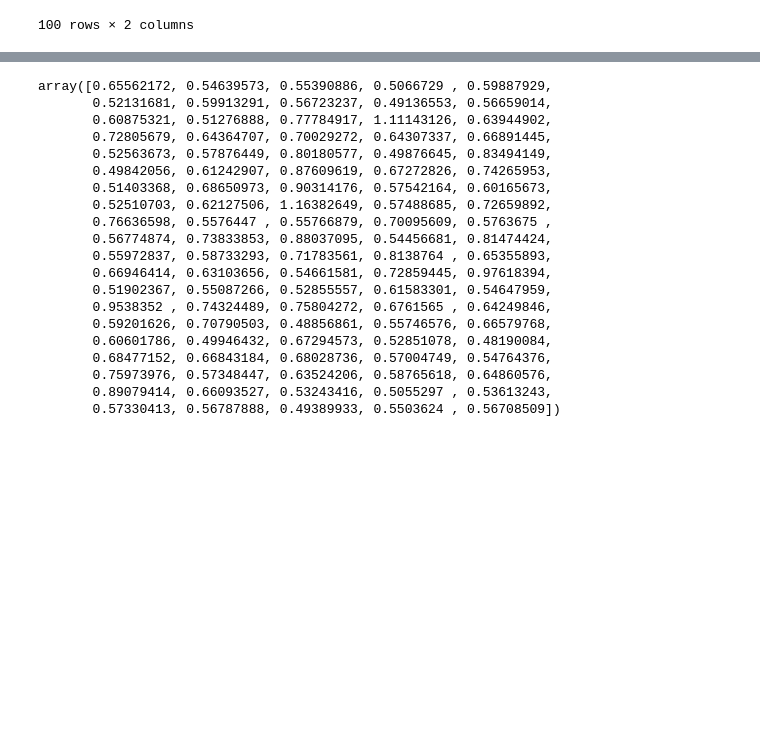
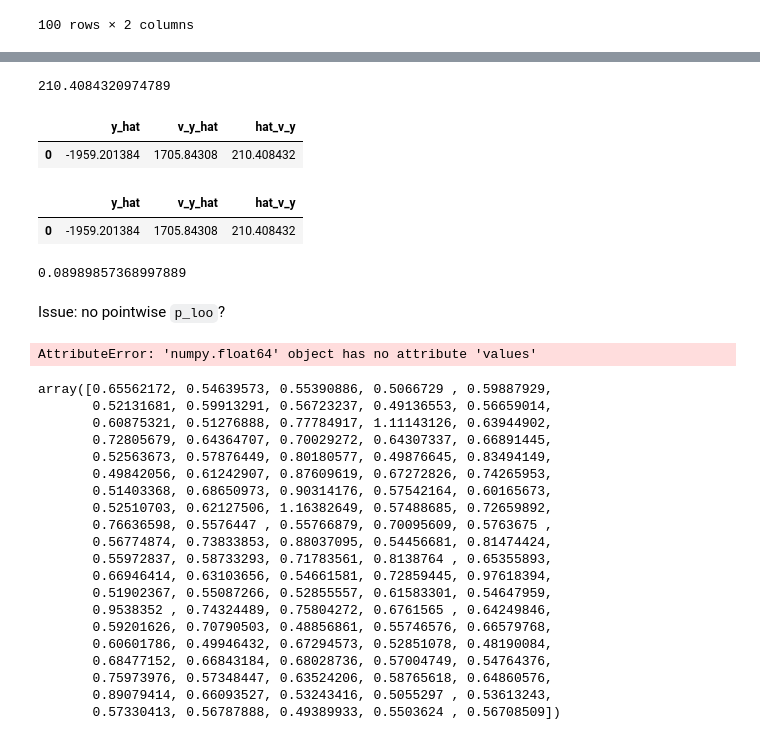
Before and after one commit to hcp4715/dockerHDDM_Guide, a Jupyter notebook: temp/Understand_subsampling_loo.ipynb, the cells around one changed output, grey strips where cells are left out. Cells and saved outputs as stored; diff of their text form; code cells hidden in the pictures; blank space fills up the shorter version.

Commit message:
loo of subsampled data is done

```diff
--- a/temp/Understand_subsampling_loo.ipynb
+++ b/temp/Understand_subsampling_loo.ipynb
@@ -599,0 +546,2 @@ data_subsample
+# %%
+idata_subsample2 = idata.isel(switch=idxs['idx'].values)
@@ -599,0 +556,3 @@ data_subsample
+# %%
+loo_obj2 = az.loo(idata_subsample2, pointwise=True)
+loo_obj2 # the results is similar to that in R
@@ -599,0 +678,4 @@ data_subsample
+# %%
+y_approx = np.array(elpd_loo_approx)
+y = loo_obj2.loo_i.values
+y_idx = idxs['idx'].values
@@ -599,0 +704,4 @@ data_subsample
+# %%
+hat_v_y
+# %% [output]
+210.4084320974789
@@ -599,0 +711,6 @@ data_subsample
+# %%
+elpd_loo_est = srs_diff_est(y_approx=y_approx, y=y, y_idx=y_idx)
+elpd_loo_est
+# %% [output]
+|  | y_hat | v_y_hat | hat_v_y |
+| 0 | -1959.201384 | 1705.84308 | 210.408432 |
@@ -599,0 +729,16 @@ data_subsample
+# %%
+est_list
+# %% [output]
+|  | y_hat | v_y_hat | hat_v_y |
+| 0 | -1959.201384 | 1705.84308 | 210.408432 |
+# %%
+loo_obj2.p_loo
+# %% [output]
+0.08989857368997889
+# %% [markdown]
+Issue: no pointwise `p_loo`?
+# %%
+y = loo_obj2.p_loo.values
+y_approx = np.array(elpd_loo_approx)
+# %% [output]
+AttributeError: 'numpy.float64' object has no attribute 'values'
```
Also changed, not shown: parts of 28 cells of this notebook, 3 other files.
